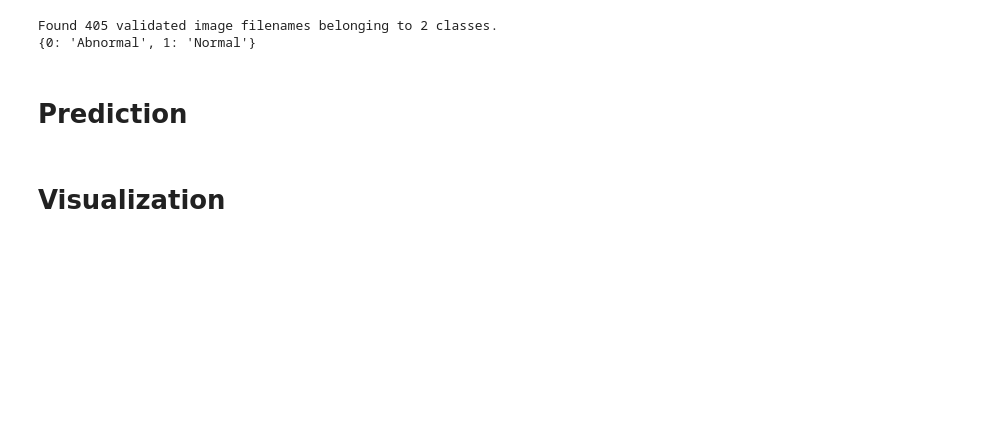
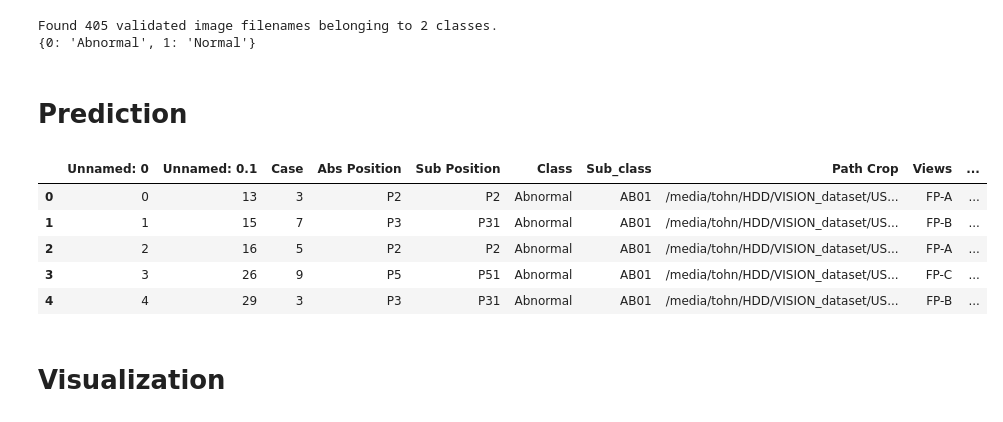
Before and after one commit to Peckkie/USAI_ABnormal_Screening, a Jupyter notebook: Test_Predict_Validation_EffNetB0.ipynb, the cells around one changed output. Saved outputs shown, nothing was run; the diff lists cells and outputs as text; code cells hidden in the pictures; blank space fills up the shorter version.

```diff
--- a/Test_Predict_Validation_EffNetB0.ipynb
+++ b/Test_Predict_Validation_EffNetB0.ipynb
@@ -107,6 +106,15 @@ for i in range(0,len(img_path)):
 
 dataframe['category'] = pred_list
 dataframe['Prob'] = prob_list
+# %%
+dataframe.head(5)
+# %% [output]
+|  | Unnamed: 0 | Unnamed: 0.1 | Case | Abs Position | Sub Position | Class | Sub_class | Path Crop | Views | ... |
+| 0 | 0 | 13 | 3 | P2 | P2 | Abnormal | AB01 | /media/tohn/HDD/VISION_dataset/US... | FP-A | ... |
+| 1 | 1 | 15 | 7 | P3 | P31 | Abnormal | AB01 | /media/tohn/HDD/VISION_dataset/US... | FP-B | ... |
+| 2 | 2 | 16 | 5 | P2 | P2 | Abnormal | AB01 | /media/tohn/HDD/VISION_dataset/US... | FP-A | ... |
+| 3 | 3 | 26 | 9 | P5 | P51 | Abnormal | AB01 | /media/tohn/HDD/VISION_dataset/US... | FP-C | ... |
+| 4 | 4 | 29 | 3 | P3 | P31 | Abnormal | AB01 | /media/tohn/HDD/VISION_dataset/US... | FP-B | ... |
 # %% [markdown]
 # Visualization
 # %%
```
Also changed, not shown: parts of 3 cells of this notebook.
